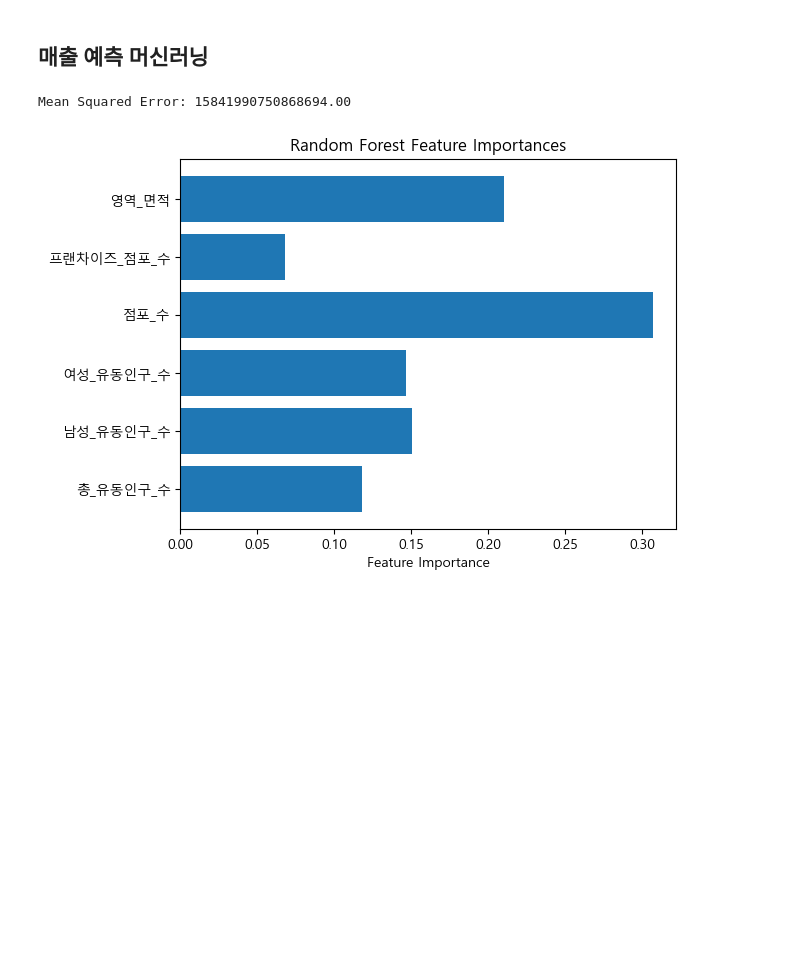
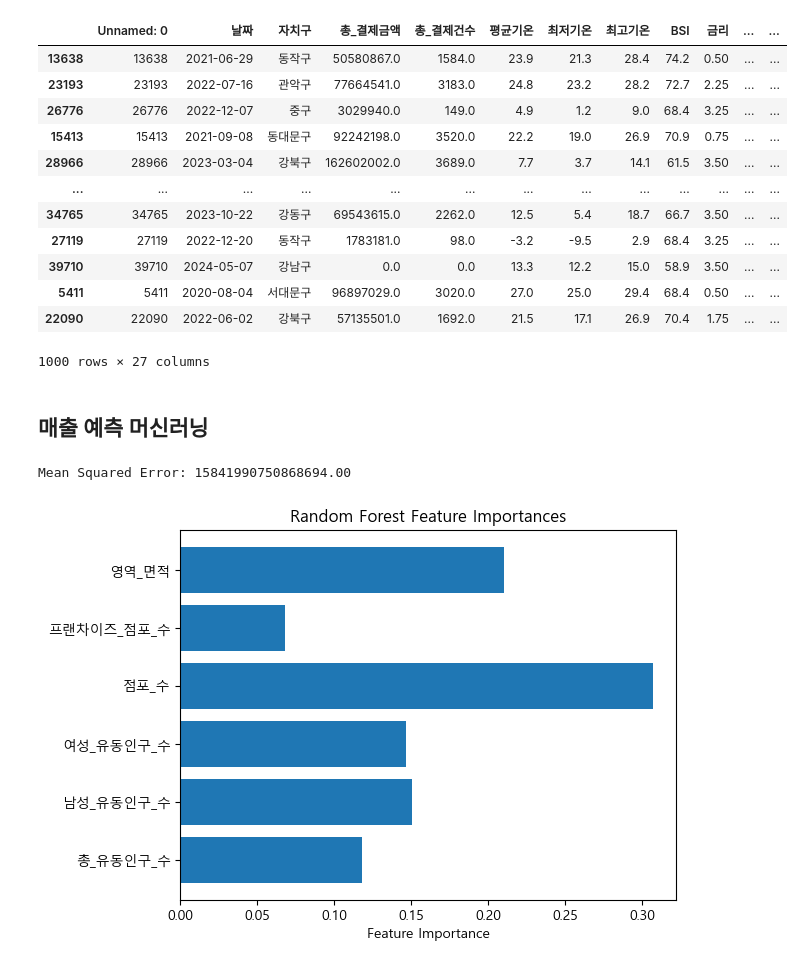
Before and after one commit to medici-bda10-sda/sda.final.project, a Jupyter notebook: 서울시_상권분석_머신러닝.ipynb, the cells around one changed output. Saved outputs shown, nothing was run; the diff lists cells and outputs as text; code cells hidden in the pictures; blank space fills up the shorter version.

```diff
--- a/서울시_상권분석_머신러닝.ipynb
+++ b/서울시_상권분석_머신러닝.ipynb
@@ -2,7 +2,23 @@
 import pandas as pd
 import numpy as np
 # %%
-sample_data = pd.read_csv(r"C:\Users\dlwlg\Desktop\피처엔지니어링한통합데이터\피처엔지니어링일단다한통합데이터.csv")
+sample_data = pd.read_csv(r"C:\Users\m\project\공공데이터_상권분석\data\머신러닝\시계열모델용통합데이터_V0.2.csv")
 # 데이터프레임에서 1000개의 행을 랜덤 샘플링
 sampled_df = sample_data.sample(n=1000, random_state=42)  # random_state는 재현성을 위해 설정
+# %%
+sampled_df
+# %% [output]
+|  | Unnamed: 0 | 날짜 | 자치구 | 총_결제금액 | 총_결제건수 | 평균기온 | 최저기온 | 최고기온 | BSI | 금리 | ... | ... |
+| 13638 | 13638 | 2021-06-29 | 동작구 | 50580867.0 | 1584.0 | 23.9 | 21.3 | 28.4 | 74.2 | 0.50 | ... | ... |
+| 23193 | 23193 | 2022-07-16 | 관악구 | 77664541.0 | 3183.0 | 24.8 | 23.2 | 28.2 | 72.7 | 2.25 | ... | ... |
+| 26776 | 26776 | 2022-12-07 | 중구 | 3029940.0 | 149.0 | 4.9 | 1.2 | 9.0 | 68.4 | 3.25 | ... | ... |
+| 15413 | 15413 | 2021-09-08 | 동대문구 | 92242198.0 | 3520.0 | 22.2 | 19.0 | 26.9 | 70.9 | 0.75 | ... | ... |
+| 28966 | 28966 | 2023-03-04 | 강북구 | 162602002.0 | 3689.0 | 7.7 | 3.7 | 14.1 | 61.5 | 3.50 | ... | ... |
+| ... | ... | ... | ... | ... | ... | ... | ... | ... | ... | ... | ... | ... |
+| 34765 | 34765 | 2023-10-22 | 강동구 | 69543615.0 | 2262.0 | 12.5 | 5.4 | 18.7 | 66.7 | 3.50 | ... | ... |
+| 27119 | 27119 | 2022-12-20 | 동작구 | 1783181.0 | 98.0 | -3.2 | -9.5 | 2.9 | 68.4 | 3.25 | ... | ... |
+| 39710 | 39710 | 2024-05-07 | 강남구 | 0.0 | 0.0 | 13.3 | 12.2 | 15.0 | 58.9 | 3.50 | ... | ... |
+| 5411 | 5411 | 2020-08-04 | 서대문구 | 96897029.0 | 3020.0 | 27.0 | 25.0 | 29.4 | 68.4 | 0.50 | ... | ... |
+| 22090 | 22090 | 2022-06-02 | 강북구 | 57135501.0 | 1692.0 | 21.5 | 17.1 | 26.9 | 70.4 | 1.75 | ... | ... |
+1000 rows × 27 columns
 # %%
```
Also changed, not shown: parts of 4 cells of this notebook.
